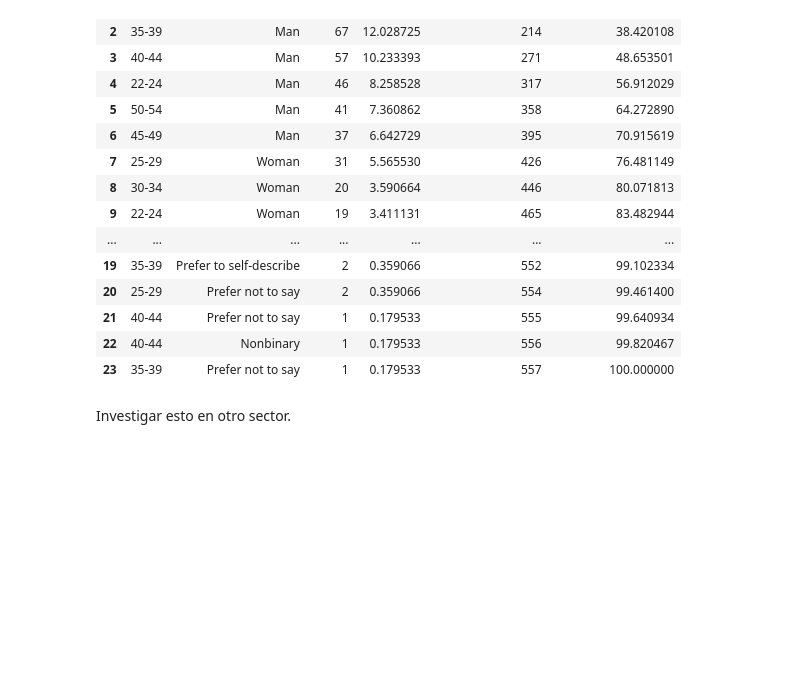
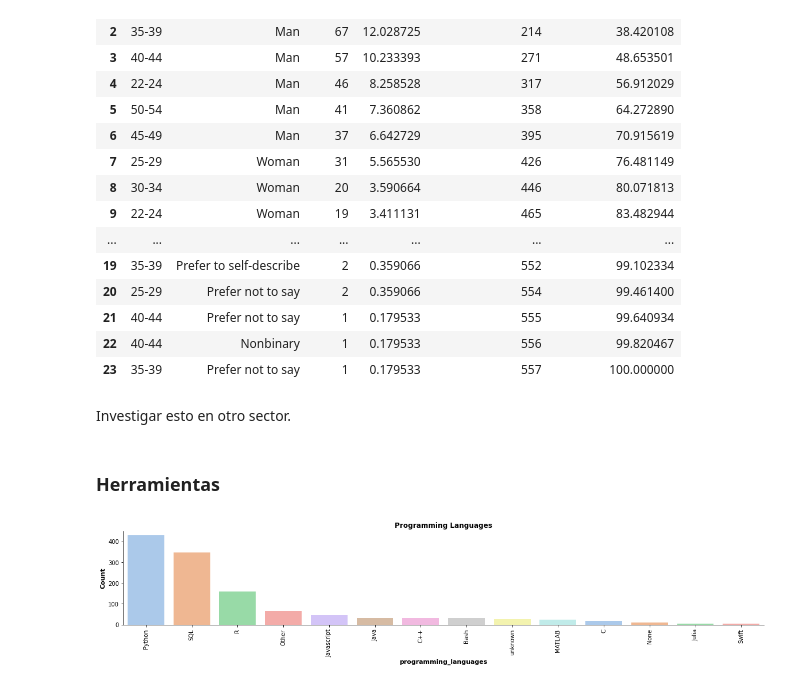
Before and after one commit to MonicaSL110/proyecto-transformacion-digital, a Jupyter notebook: preguntas_graficas.ipynb, the cells around one changed output. Saved outputs shown, nothing was run; the diff lists cells and outputs as text; code cells hidden in the pictures; blank space fills up the shorter version.

Commit message:
graficas

```diff
--- a/preguntas_graficas.ipynb
+++ b/preguntas_graficas.ipynb
@@ -53,6 +53,18 @@ def explode_strip(dataframe,columna):
     dataframe2 = dataframe.explode(columna)
     dataframe2[columna] = dataframe2[columna].apply(quitar_espacios)
     return dataframe2
+# %%
+def grafica(dataframe,columna,nombre):
+    df_grafica = explode_strip(dataframe,columna)
+    plt.figure(figsize= (20,3))
+    fig = sns.barplot(x = df_grafica[columna].value_counts().index, y = df_grafica[columna].value_counts(), data = df_grafica, palette = 'pastel')
+    fig.set_xlabel(columna, fontweight = "bold", fontsize = 11)
+    fig.set_ylabel('Count', fontweight = "bold", fontsize = 11)
+
+    fig.set_title(nombre, fontweight = "bold", fontsize = 12)
+    plt.xticks(rotation=90)
+    fig.spines['top'].set_visible(False)
+    fig.spines['right'].set_visible(False);
 # %% [markdown]
 ## Importante
 
@@ -218,3 +230,9 @@ df.stb.freq(['age','gender'])
 | 23 | 35-39 | Prefer not to say | 1 | 0.179533 | 557 | 100.000000 |
 # %% [markdown]
 Investigar esto en otro sector.
+# %% [markdown]
+### Herramientas
+# %%
+grafica(df_explode,'programming_languages','Programming Languages')
+# %% [output]
+[figure, added]
```
Also changed, not shown: parts of 21 cells of this notebook.
